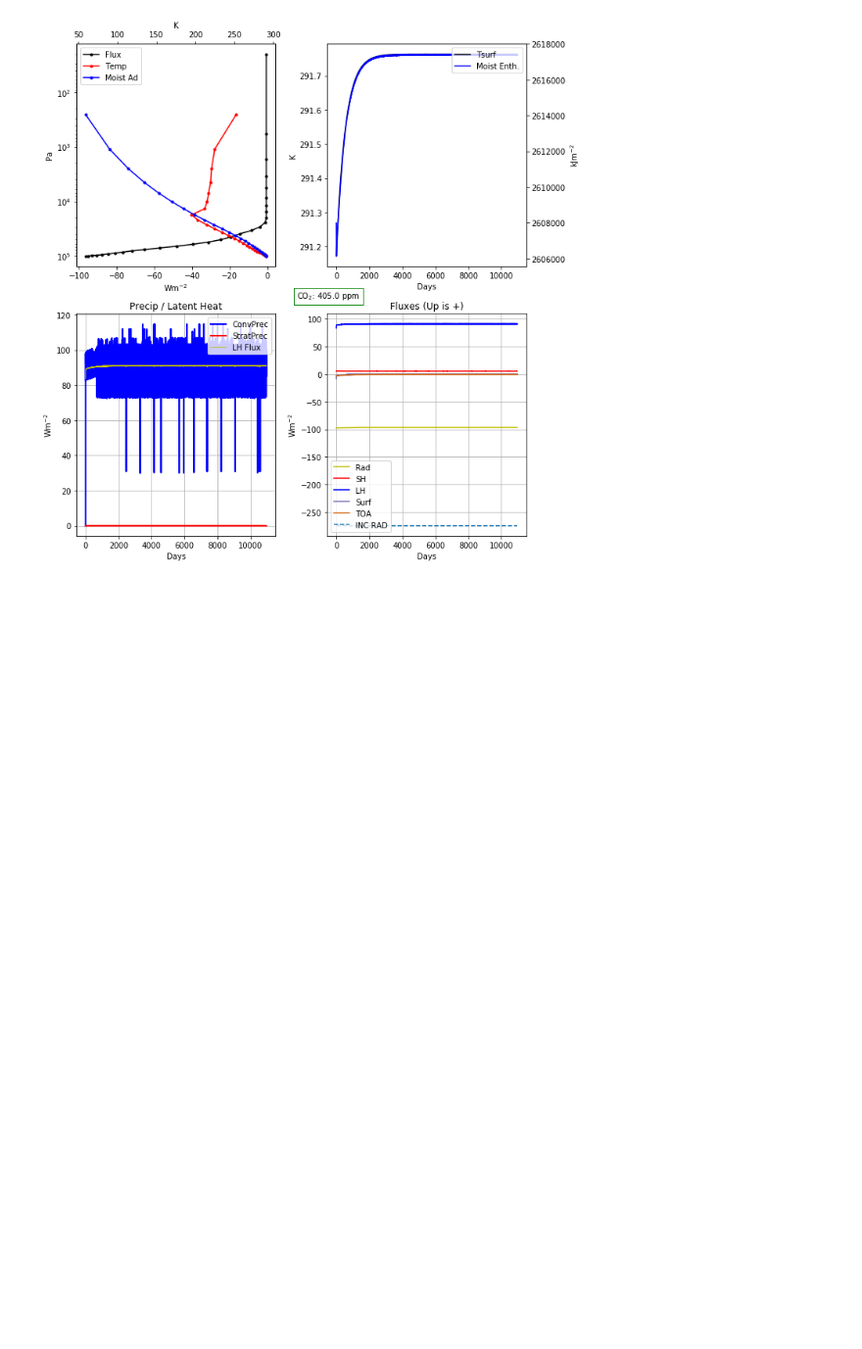
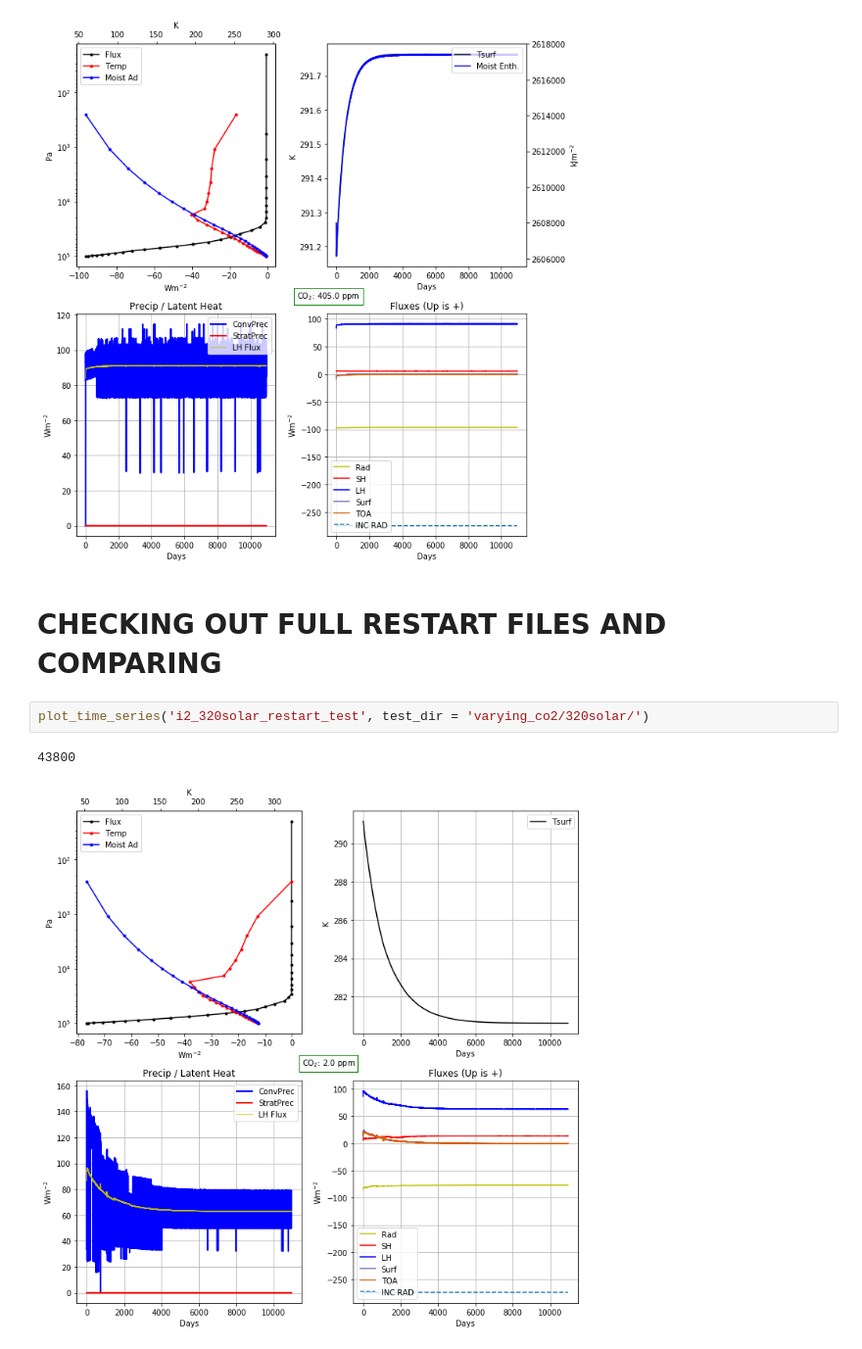
Before and after one commit to HaynesStephens/climproj, a Jupyter notebook: plot_time_series.ipynb, the cells around one changed output. Shown at 98% size. Saved outputs shown, nothing was run; the diff lists cells and outputs as text; blank space fills up the shorter version.

```diff
--- a/plot_time_series.ipynb
+++ b/plot_time_series.ipynb
@@ -401,3 +543,10 @@ plot_time_series('i405_320solar_cst_q_rad', test_dir = 'varying_co2_cst_q_rad/')
 # %% [output]
 43800
 [figure]
+# %% [markdown]
+# CHECKING OUT FULL RESTART FILES AND COMPARING
+# %%
+plot_time_series('i2_320solar_restart_test', test_dir = 'varying_co2/320solar/')
+# %% [output]
+43800
+[figure, added]
```
Also changed, not shown: parts of 13 cells of this notebook, 59 other files.
